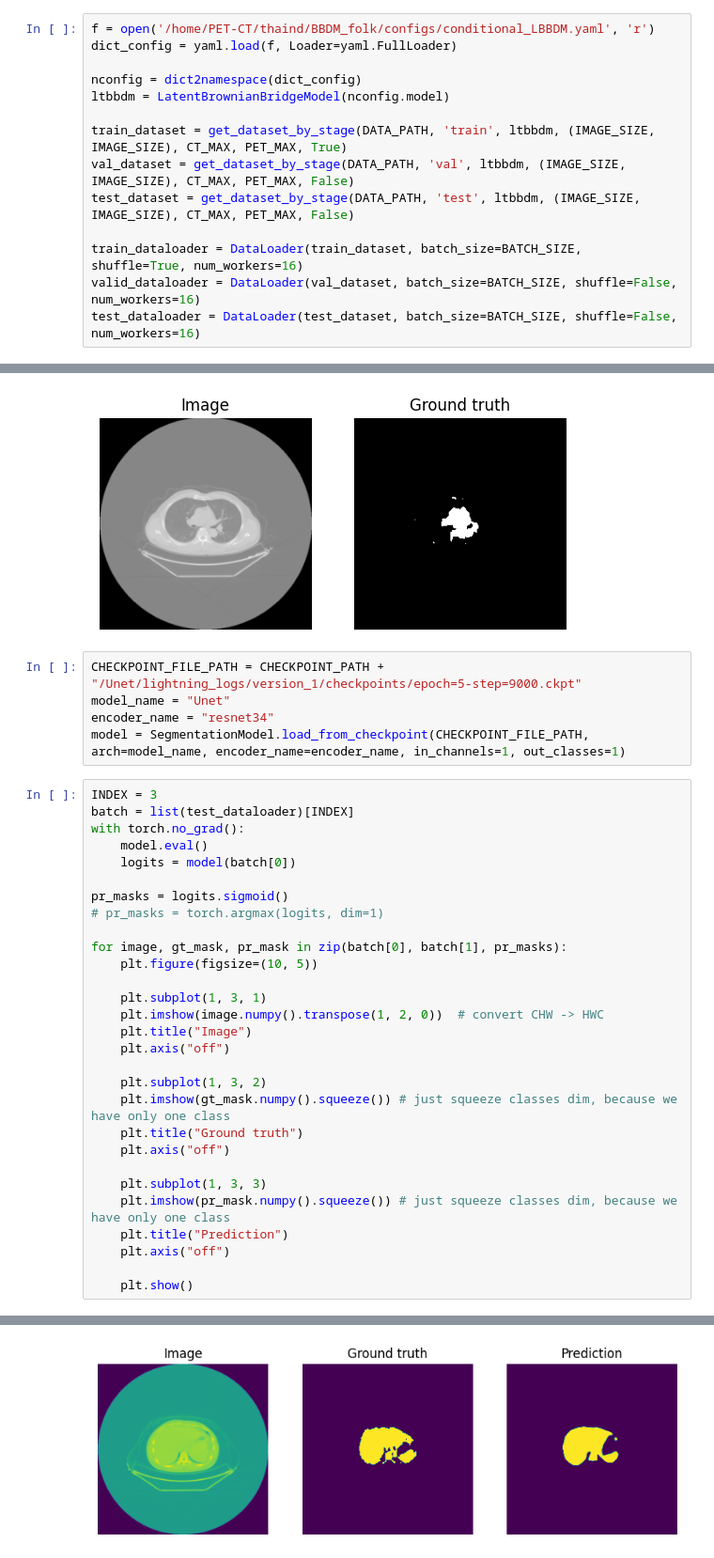
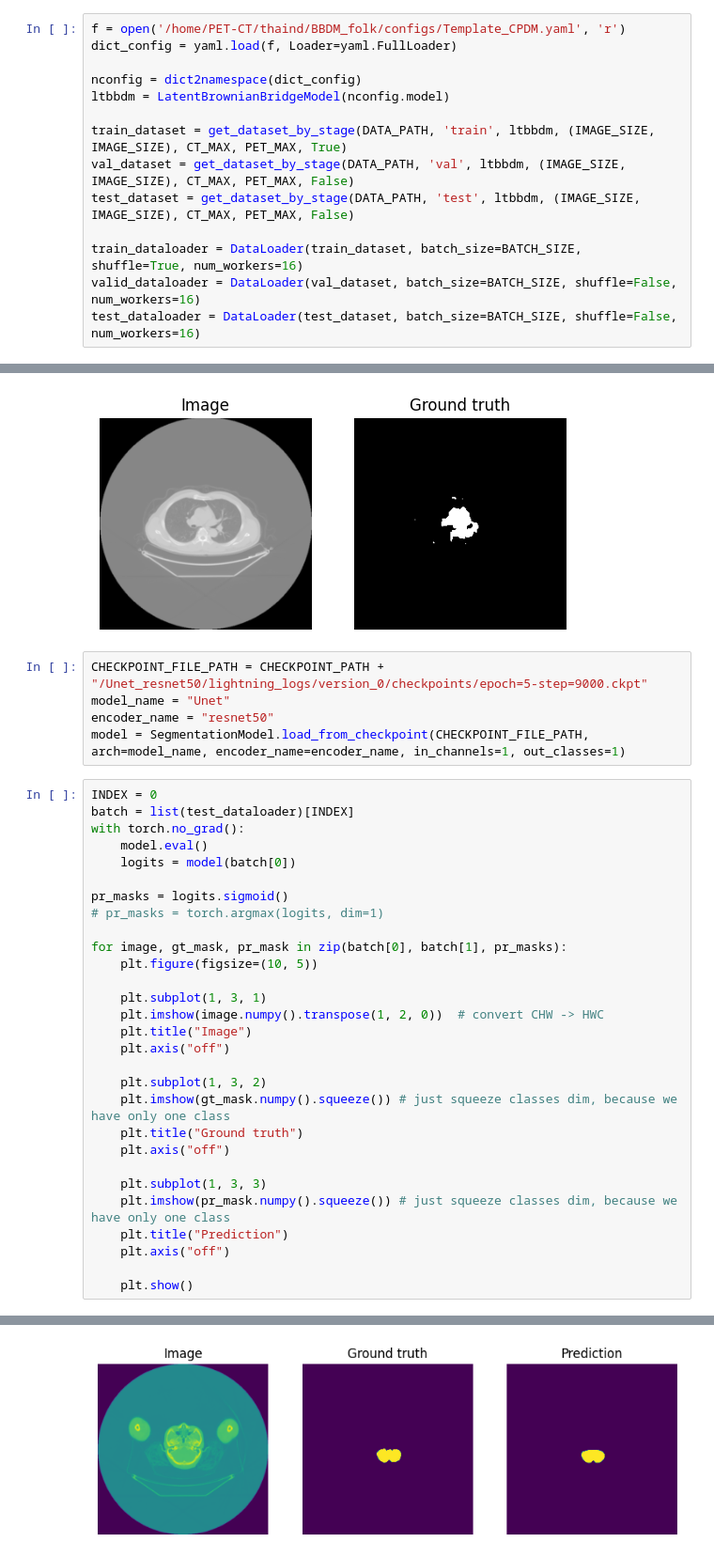
Before and after one commit to tien-th/BBDM_folk, a Jupyter notebook: test_segmentor.ipynb, the cells around one changed output, grey strips where cells are left out. Shown at 94% size. Cells and saved outputs as stored; diff of their text form.

```diff
--- a/test_segmentor.ipynb
+++ b/test_segmentor.ipynb
@@ -288,7 +288,7 @@ def get_dataset_by_stage(data_path, stage, enc_dec, image_size, ct_max_pixel, pe
 
     return SegmentedPETCTDataset(ct_paths, pet_paths, enc_dec, image_size, ct_max_pixel, pet_max_pixel, flip)
 # %%
-f = open('/home/PET-CT/thaind/BBDM_folk/configs/conditional_LBBDM.yaml', 'r')
+f = open('/home/PET-CT/thaind/BBDM_folk/configs/Template_CPDM.yaml', 'r')
 dict_config = yaml.load(f, Loader=yaml.FullLoader)
 
 nconfig = dict2namespace(dict_config)
@@ -326,12 +328,12 @@ tensor(-0.9770) tensor(0.9047)
 (-0.5, 255.5, 255.5, -0.5)
 [figure]
 # %%
-CHECKPOINT_FILE_PATH = CHECKPOINT_PATH + "/Unet/lightning_logs/version_1/checkpoints/epoch=5-step=9000.ckpt"
+CHECKPOINT_FILE_PATH = CHECKPOINT_PATH + "/Unet_resnet50/lightning_logs/version_0/checkpoints/epoch=5-step=9000.ckpt"
 model_name = "Unet"
-encoder_name = "resnet34"
+encoder_name = "resnet50"
 model = SegmentationModel.load_from_checkpoint(CHECKPOINT_FILE_PATH, arch=model_name, encoder_name=encoder_name, in_channels=1, out_classes=1)
 # %%
-INDEX = 3
+INDEX = 0
 batch = list(test_dataloader)[INDEX]
 with torch.no_grad():
     model.eval()
@@ -369 +371 @@ for image, gt_mask, pr_mask in zip(batch[0], batch[1], pr_masks):
-[figure, old version]
+[figure, new version]
```
Also changed, not shown: parts of 3 cells of this notebook, 27 other files.
